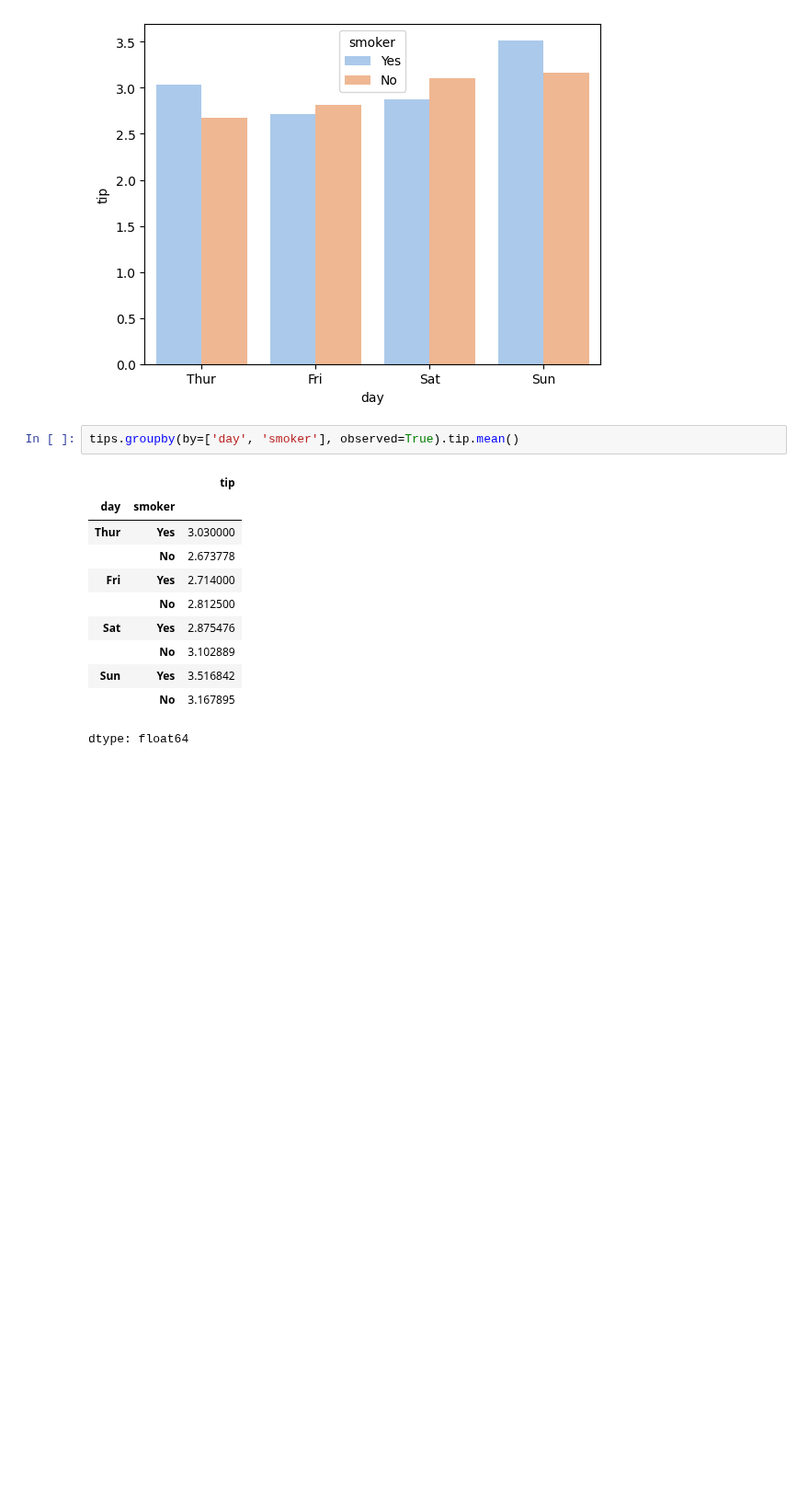
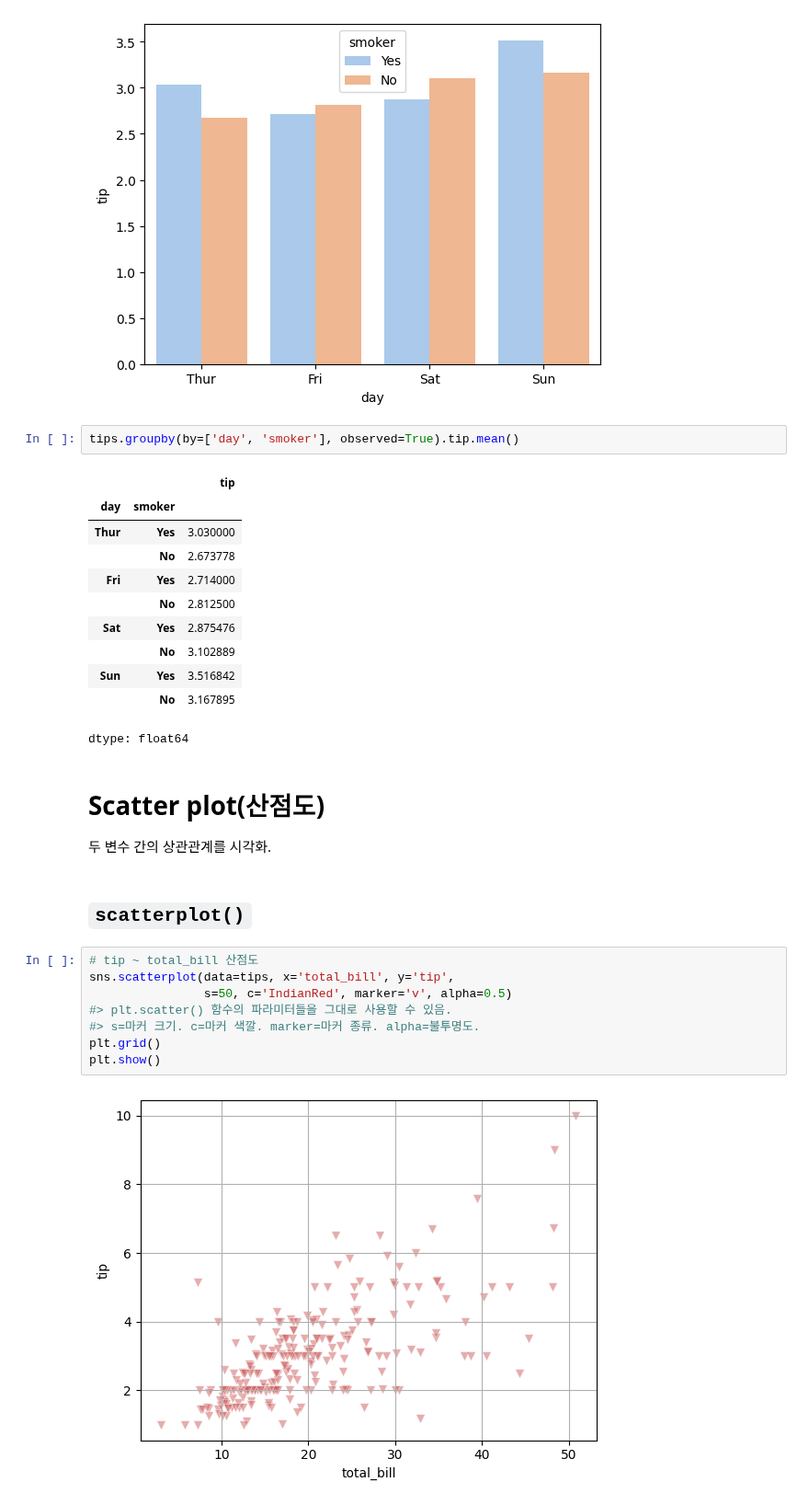
Before and after one commit to JakeOh/202511_BD53, a Jupyter notebook: lab_python/da05_seaborn.ipynb, the cells around one changed output. Shown at 92% size. Saved outputs shown, nothing was run; the diff lists cells and outputs as text; blank space fills up the shorter version.

Commit message:
seaborn. scatterplot. regplot. jointplot.

```diff
--- a/lab_python/da05_seaborn.ipynb
+++ b/lab_python/da05_seaborn.ipynb
@@ -416,3 +416,19 @@ tips.groupby(by=['day', 'smoker'], observed=True).tip.mean()
 | Sun | Yes | 3.516842 |
 |  | No | 3.167895 |
 dtype: float64
+# %% [markdown]
+# Scatter plot(산점도)
+
+두 변수 간의 상관관계를 시각화.
+# %% [markdown]
+## `scatterplot()`
+# %%
+# tip ~ total_bill 산점도
+sns.scatterplot(data=tips, x='total_bill', y='tip',
+                s=50, c='IndianRed', marker='v', alpha=0.5)
+#> plt.scatter() 함수의 파라미터들을 그대로 사용할 수 있음.
+#> s=마커 크기. c=마커 색깔. marker=마커 종류. alpha=불투명도.
+plt.grid()
+plt.show()
+# %% [output]
+[figure, added]
```
Also changed, not shown: parts of 7 cells of this notebook.
